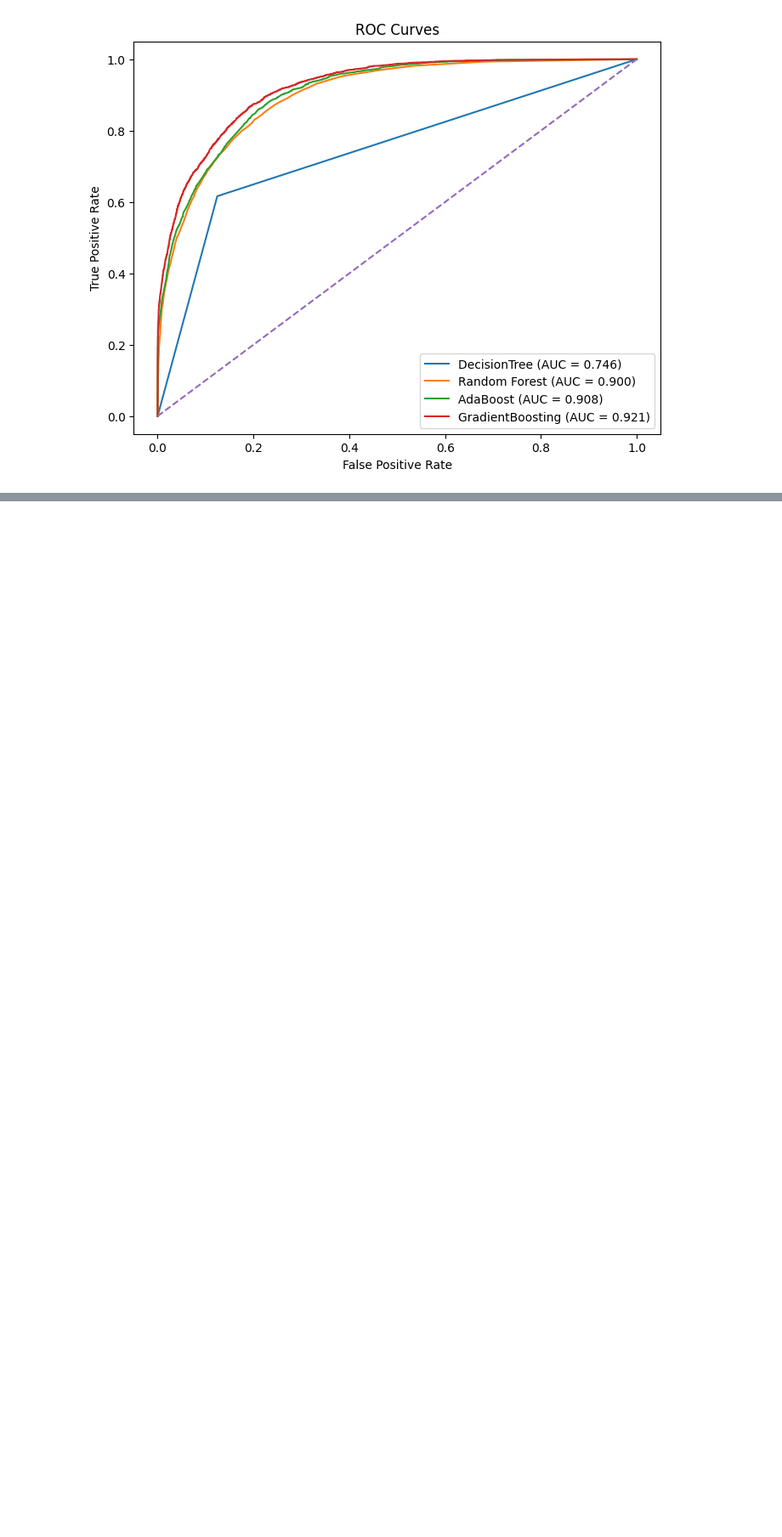
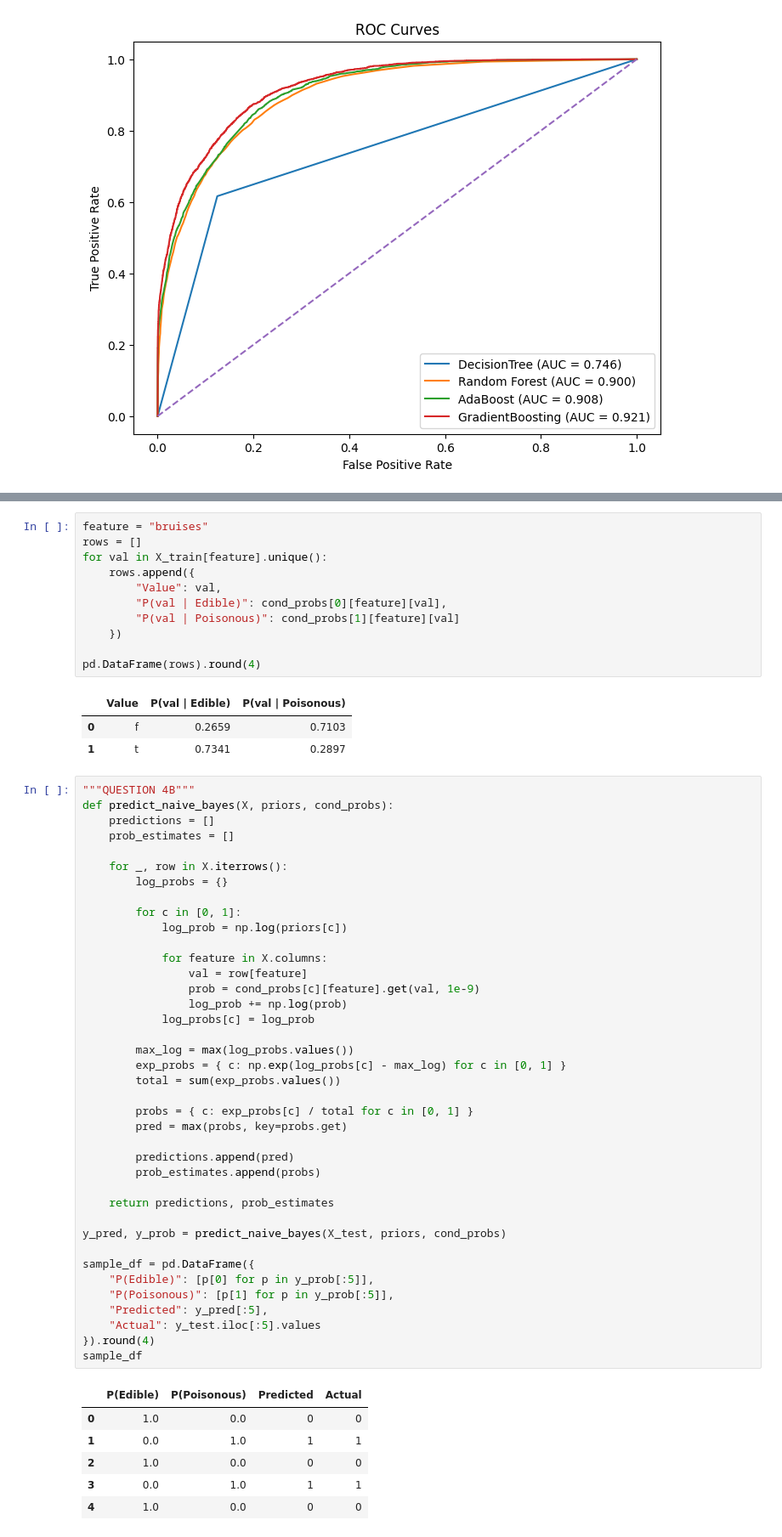
Before and after one commit to abby-stevenson/GradeOptimiser, a Jupyter notebook: homework4/ml_hw4.ipynb, the cells around one changed output, grey strips where cells are left out. Shown at 85% size. Drawn from its saved outputs; the diff is of its cells as text; blank space fills up the shorter version.

```diff
--- a/homework4/ml_hw4.ipynb
+++ b/homework4/ml_hw4.ipynb
@@ -458,0 +519,61 @@ plt.show()
+# %%
+feature = "bruises"
+rows = []
+for val in X_train[feature].unique():
+    rows.append({
+        "Value": val,
+        "P(val | Edible)": cond_probs[0][feature][val],
+        "P(val | Poisonous)": cond_probs[1][feature][val]
+    })
+
+pd.DataFrame(rows).round(4)
+# %% [output]
+|  | Value | P(val | Edible) | P(val | Poisonous) |
+| 0 | f | 0.2659 | 0.7103 |
+| 1 | t | 0.7341 | 0.2897 |
+# %%
+"""QUESTION 4B"""
+def predict_naive_bayes(X, priors, cond_probs):
+    predictions = []
+    prob_estimates = []
+
+    for _, row in X.iterrows():
+        log_probs = {}
+
+        for c in [0, 1]:
+            log_prob = np.log(priors[c])
+
+            for feature in X.columns:
+                val = row[feature]
+                prob = cond_probs[c][feature].get(val, 1e-9)
+                log_prob += np.log(prob)
+            log_probs[c] = log_prob
+
+        max_log = max(log_probs.values())
+        exp_probs = { c: np.exp(log_probs[c] - max_log) for c in [0, 1] }
+        total = sum(exp_probs.values())
+
+        probs = { c: exp_probs[c] / total for c in [0, 1] }
+        pred = max(probs, key=probs.get)
+
+        predictions.append(pred)
+        prob_estimates.append(probs)
+
+    return predictions, prob_estimates
+
+y_pred, y_prob = predict_naive_bayes(X_test, priors, cond_probs)
+
+sample_df = pd.DataFrame({
+    "P(Edible)": [p[0] for p in y_prob[:5]],
+    "P(Poisonous)": [p[1] for p in y_prob[:5]],
+    "Predicted": y_pred[:5],
+    "Actual": y_test.iloc[:5].values
+}).round(4)
+sample_df
+# %% [output]
+|  | P(Edible) | P(Poisonous) | Predicted | Actual |
+| 0 | 1.0 | 0.0 | 0 | 0 |
+| 1 | 0.0 | 1.0 | 1 | 1 |
+| 2 | 1.0 | 0.0 | 0 | 0 |
+| 3 | 0.0 | 1.0 | 1 | 1 |
+| 4 | 1.0 | 0.0 | 0 | 0 |
```
Also changed, not shown: parts of 4 cells of this notebook.
